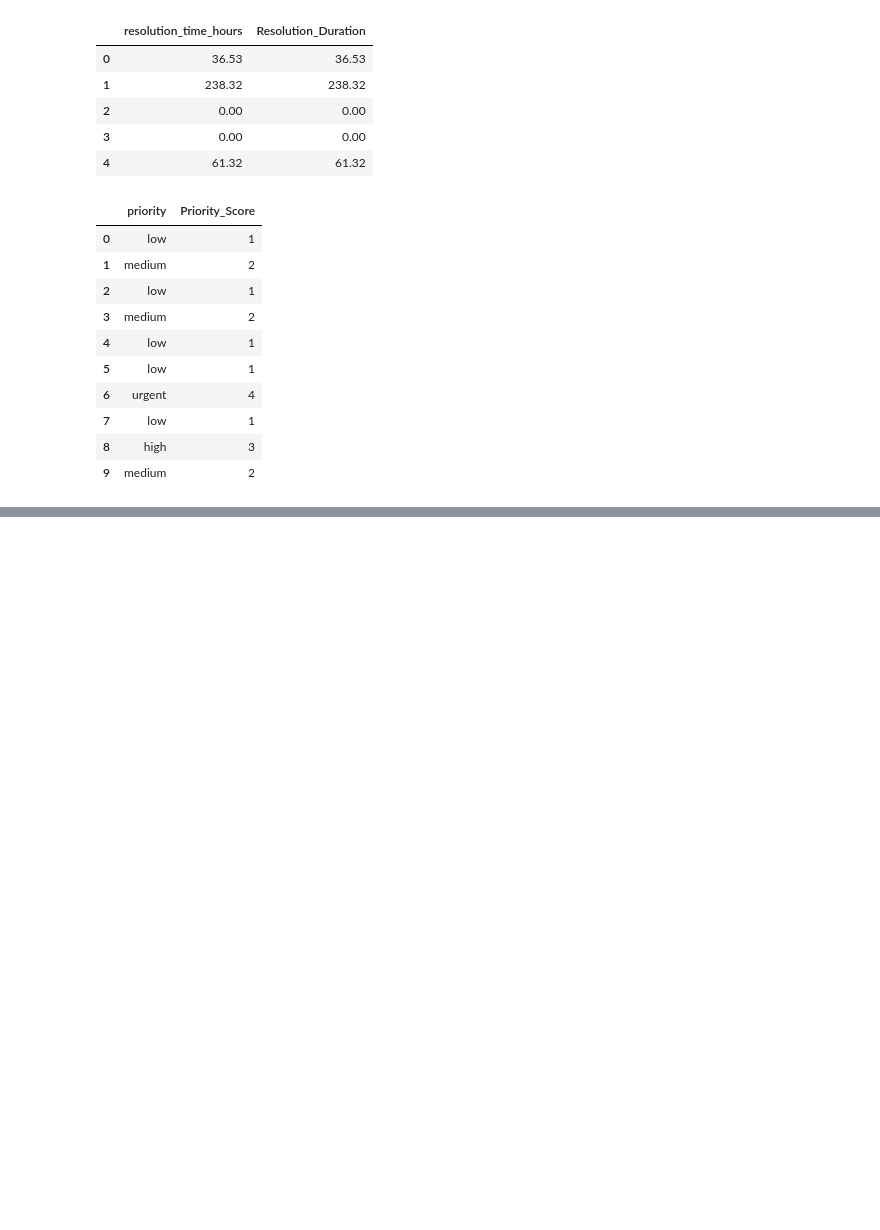
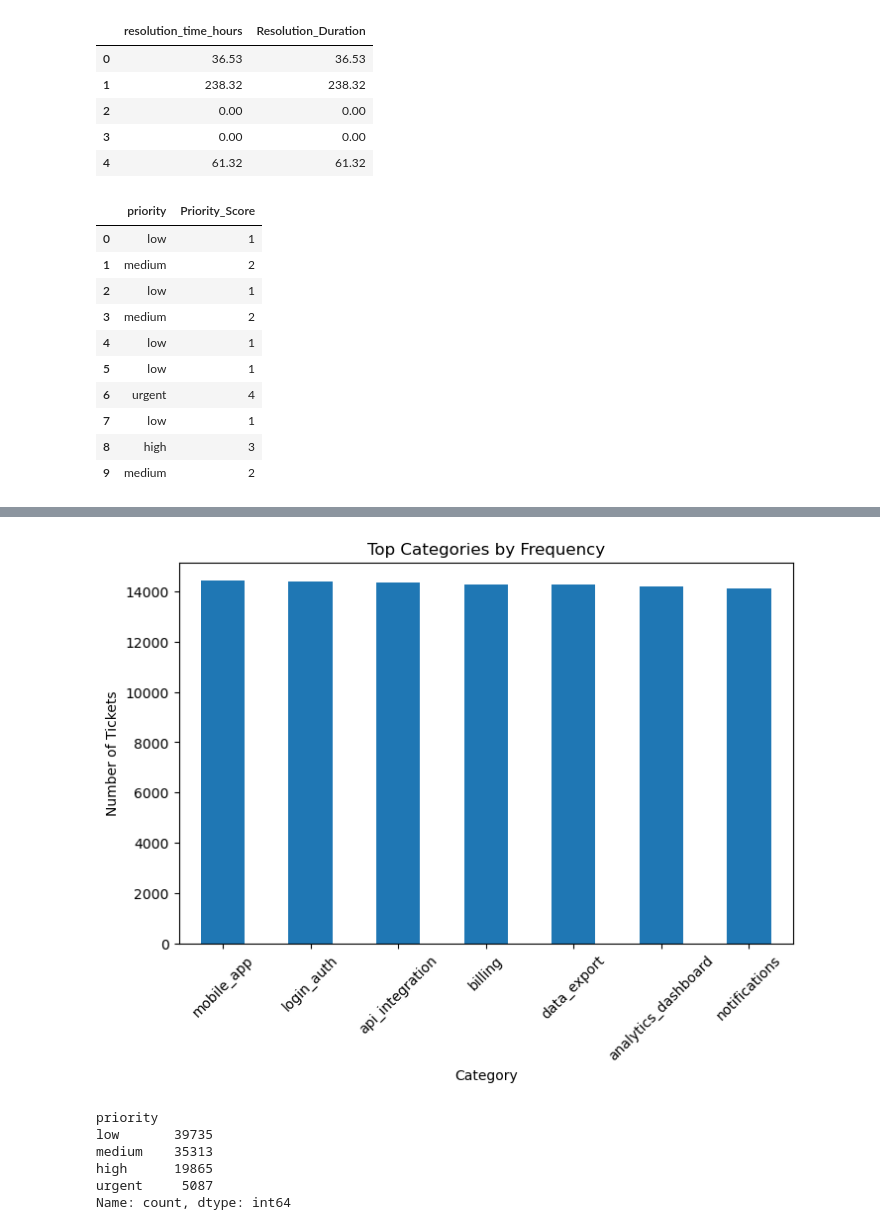
Before and after one commit to springboardmentor1210a/Supportlytics, a Jupyter notebook: Supportlytics.ipynb, the cells around one changed output, grey strips where cells are left out. Drawn from its saved outputs; the diff is of its cells as text; code cells hidden in the pictures; blank space fills up the shorter version.

```diff
--- a/Supportlytics.ipynb
+++ b/Supportlytics.ipynb
@@ -338,0 +417,20 @@ df.to_csv("final_cleaned_it_support_tickets.csv", index=False)
+# %%
+df["category"].value_counts().plot(kind="bar", figsize=(8,5))
+
+plt.title("Top Categories by Frequency")
+plt.xlabel("Category")
+plt.ylabel("Number of Tickets")
+plt.xticks(rotation=45)
+
+plt.show()
+# %% [output]
+[figure, added]
+# %%
+df["priority"].value_counts()
+# %% [output]
+priority
+low       39735
+medium    35313
+high      19865
+urgent     5087
+Name: count, dtype: int64
```
Also changed, not shown: parts of 47 cells of this notebook.
